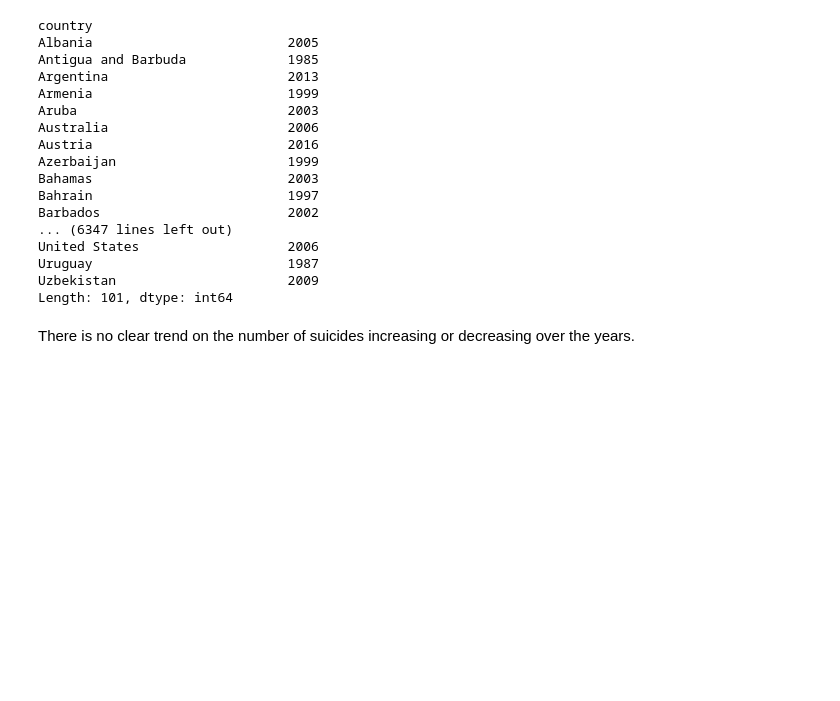
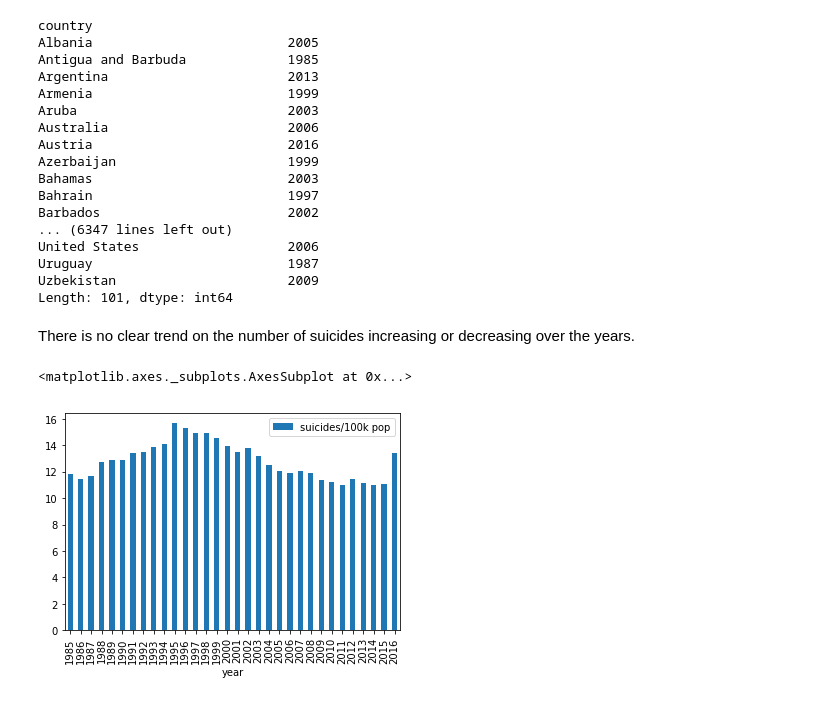
Before and after one commit to poojaphadke/Suicide-rates-and-Happiness-Report, a Jupyter notebook: Code.ipynb, the cells around one changed output. Drawn from its saved outputs; the diff is of its cells as text; code cells hidden in the pictures; blank space fills up the shorter version.

Commit message:
EDA-over the years

```diff
--- a/Code.ipynb
+++ b/Code.ipynb
@@ -133,3 +133,10 @@ Uzbekistan                      2009
 Length: 101, dtype: int64
 # %% [markdown]
 There is no clear trend on the number of suicides increasing or decreasing over the years.
+# %%
+# trend over the years
+df5= pd.pivot_table(suicide_df, values='suicides/100k pop',index='year', aggfunc='mean')
+df5.plot(kind='bar')
+# %% [output]
+<matplotlib.axes._subplots.AxesSubplot at 0x...>
+[figure, added]
```
Also changed, not shown: parts of 1 cell of this notebook.
